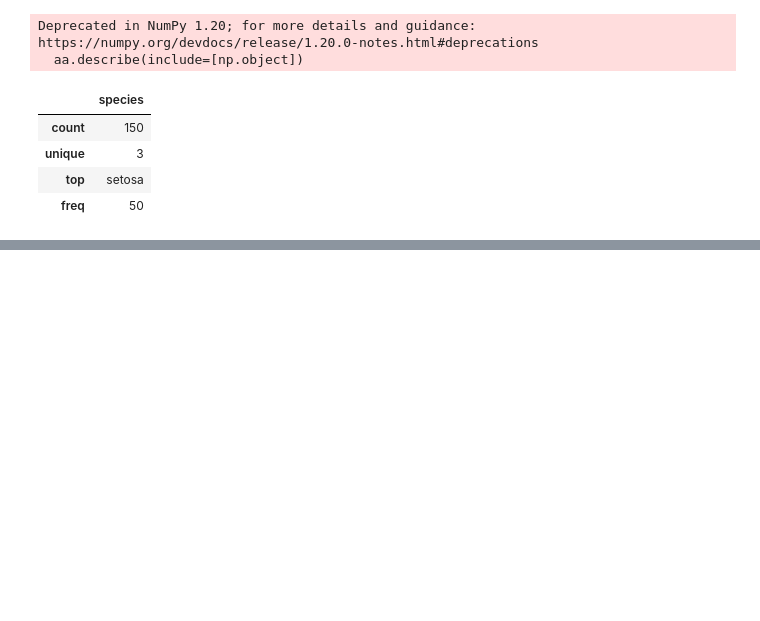
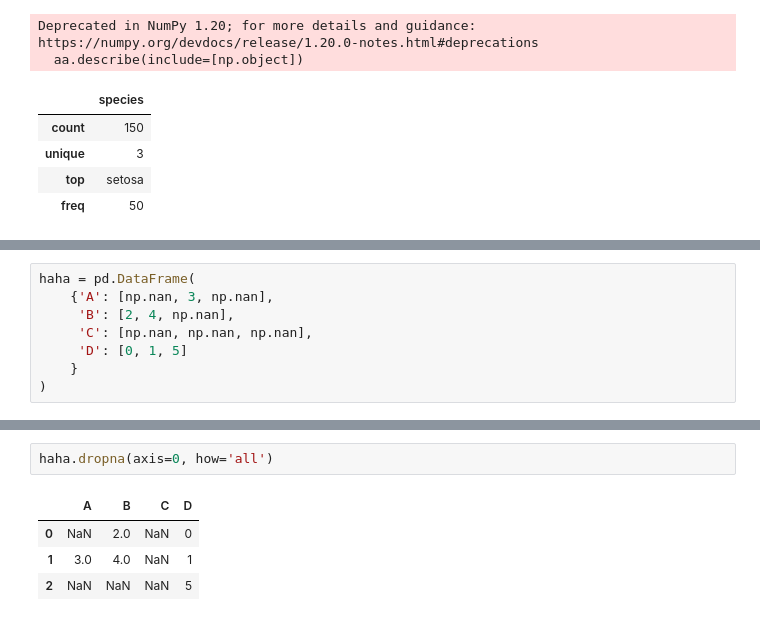
Before and after one commit to 2hongbi/DWU, a Jupyter notebook: src/4th.ipynb, the cells around one changed output, grey strips where cells are left out. Saved outputs shown, nothing was run; the diff lists cells and outputs as text; blank space fills up the shorter version.

```diff
--- a/src/4th.ipynb
+++ b/src/4th.ipynb
@@ -322,0 +328,8 @@ Deprecated in NumPy 1.20; for more details and guidance: https://numpy.org/devdo
+# %%
+haha = pd.DataFrame(
+    {'A': [np.nan, 3, np.nan],
+     'B': [2, 4, np.nan],
+     'C': [np.nan, np.nan, np.nan],
+     'D': [0, 1, 5]
+    }
+)
@@ -322,0 +363,7 @@ Deprecated in NumPy 1.20; for more details and guidance: https://numpy.org/devdo
+# %%
+haha.dropna(axis=0, how='all')
+# %% [output]
+|  | A | B | C | D |
+| 0 | NaN | 2.0 | NaN | 0 |
+| 1 | 3.0 | 4.0 | NaN | 1 |
+| 2 | NaN | NaN | NaN | 5 |
```
Also changed, not shown: parts of 7 cells of this notebook.
